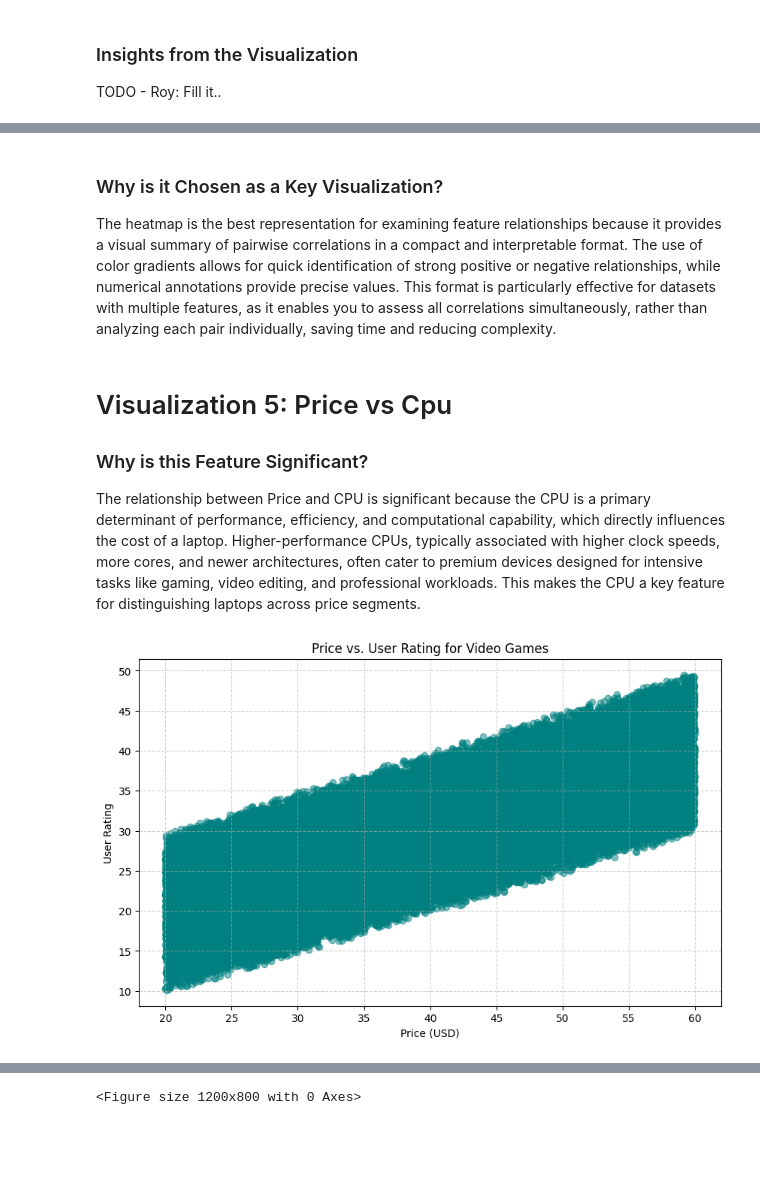
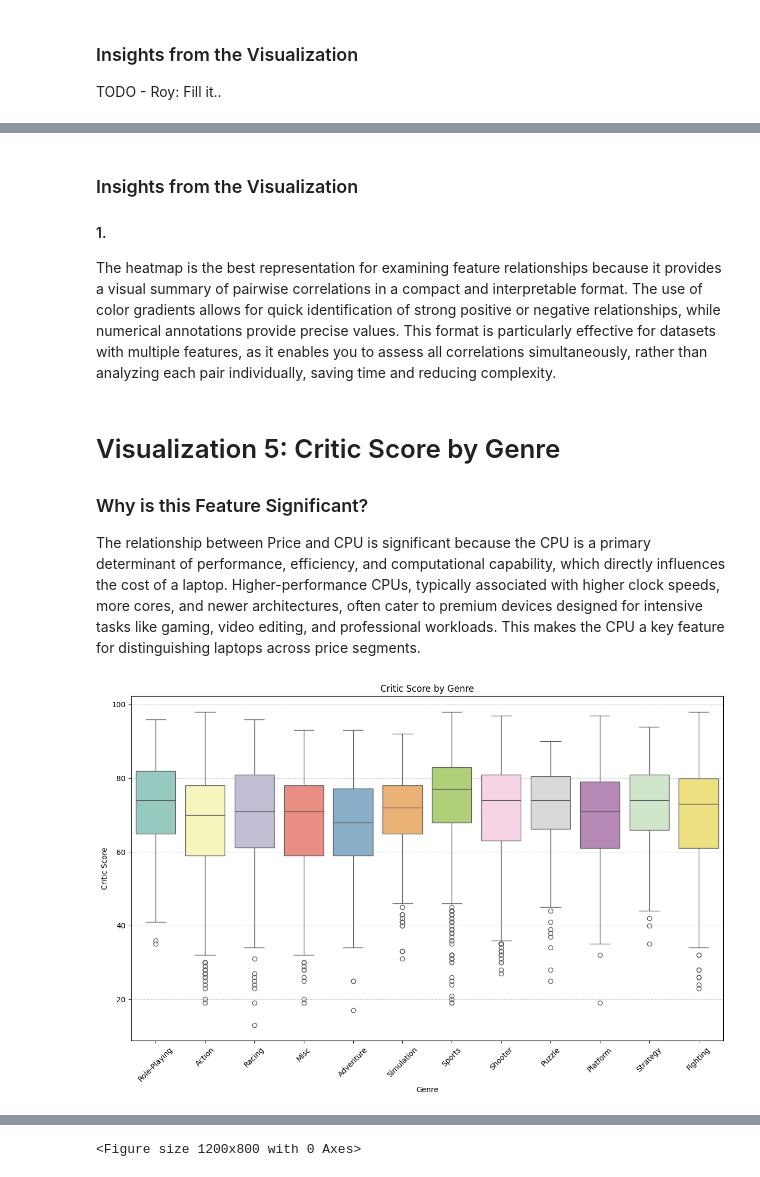
Before and after one commit to giladvi100/Data-Gaming, a Jupyter notebook: project.ipynb, the cells around one changed output, grey strips where cells are left out. Saved outputs shown, nothing was run; the diff lists cells and outputs as text; code cells hidden in the pictures; blank space fills up the shorter version.

```diff
--- a/project.ipynb
+++ b/project.ipynb
@@ -8,9 +8,9 @@ import numpy as np
 import warnings
 warnings.filterwarnings("ignore")
 
-data = pd.read_csv('./Dataset/video_game_reviews.csv')
+data = pd.read_csv('./Dataset/Cleaned Data 2.csv')
 original_data = data  # Keeping the original dataset as well in case we would need to use the removed columns.
-data = data.drop(columns=["Game Mode", "User Review Text"])
+# data = data.drop(columns=["Game Mode", "User Review Text"])
 data.head()
 
 # data[['Soundtrack Quality', 'Story Quality', 'Graphics Quality']].describe()
@@ -267,23 +156,37 @@ plt.show()
 # %% [markdown]
-### Why is it Chosen as a Key Visualization?
+### Insights from the Visualization
+####  1.
+
+
 The heatmap is the best representation for examining feature relationships because it provides a visual summary of pairwise correlations in a compact and interpretable format. The use of color gradients allows for quick identification of strong positive or negative relationships, while numerical annotations provide precise values. This format is particularly effective for datasets with multiple features, as it enables you to assess all correlations simultaneously, rather than analyzing each pair individually, saving time and reducing complexity.
 # %% [markdown]
-# Visualization 5: Price vs Cpu
+# Visualization 5: Critic Score by Genre
 
 ### Why is this Feature Significant?
 The relationship between Price and CPU is significant because the CPU is a primary determinant of performance, efficiency, and computational capability, which directly influences the cost of a laptop. Higher-performance CPUs, typically associated with higher clock speeds, more cores, and newer architectures, often cater to premium devices designed for intensive tasks like gaming, video editing, and professional workloads. This makes the CPU a key feature for distinguishing laptops across price segments.
 # %%
-# Extract the relevant columns for plotting
-x = data['Price']
-y = data['User Rating']
+# # Extract the relevant columns for plotting
+# x = data['Price']
+# y = data['User Rating']
 
-# Create a scatter plot of Price vs. User Rating
-plt.figure(figsize=(10, 6))
-plt.scatter(x, y, alpha=0.5, color='teal')
-plt.title('Price vs. User Rating for Video Games')
-plt.xlabel('Price (USD)')
-plt.ylabel('User Rating')
-plt.grid(True, linestyle='--', alpha=0.6)
+# # Create a scatter plot of Price vs. User Rating
+# plt.figure(figsize=(10, 6))
+# plt.scatter(x, y, alpha=0.5, color='teal')
+# plt.title('Price vs. User Rating for Video Games')
+# plt.xlabel('Price (USD)')
+# plt.ylabel('User Rating')
+# plt.grid(True, linestyle='--', alpha=0.6)
+# plt.show()
+
+# 5. Critic Score by Genre
+plt.figure(figsize=(12, 8))
+sns.boxplot(x='Genre', y='Critic_Score', data=data, palette='Set3')
+plt.title('Critic Score by Genre')
+plt.xlabel('Genre')
+plt.ylabel('Critic Score')
+plt.xticks(rotation=45)
+plt.grid(axis='y', linestyle='--', alpha=0.7)
+plt.tight_layout()
 plt.show()
 # %% [output]
-[figure, old version]
+[figure, new version]
```
Also changed, not shown: parts of 16 cells of this notebook.
